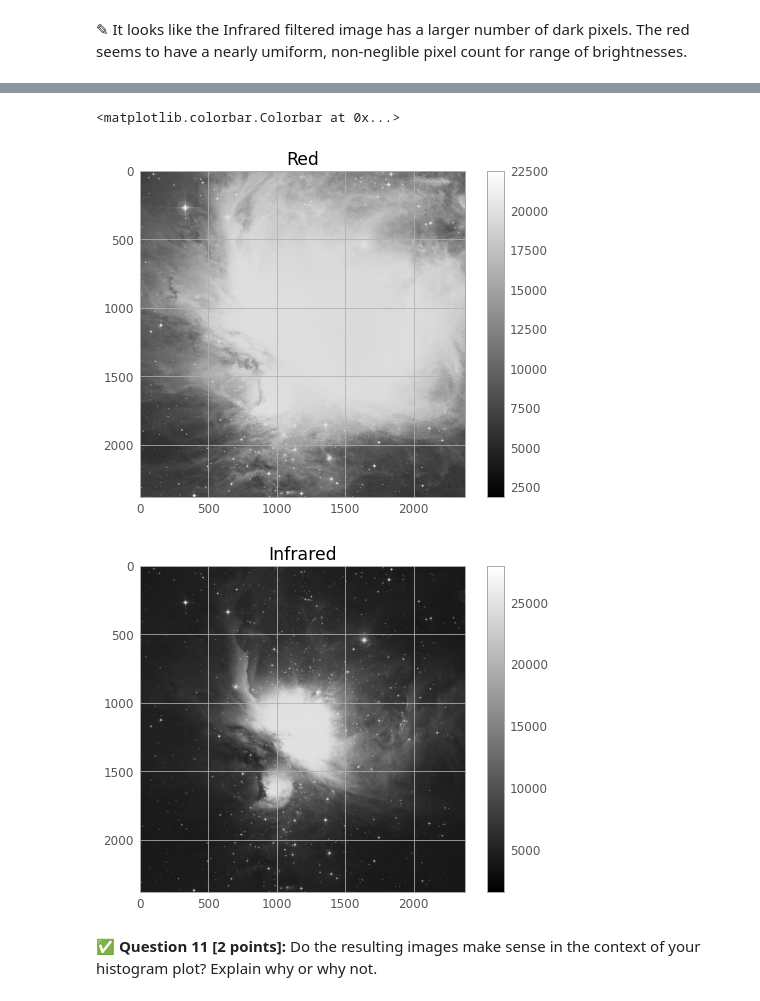
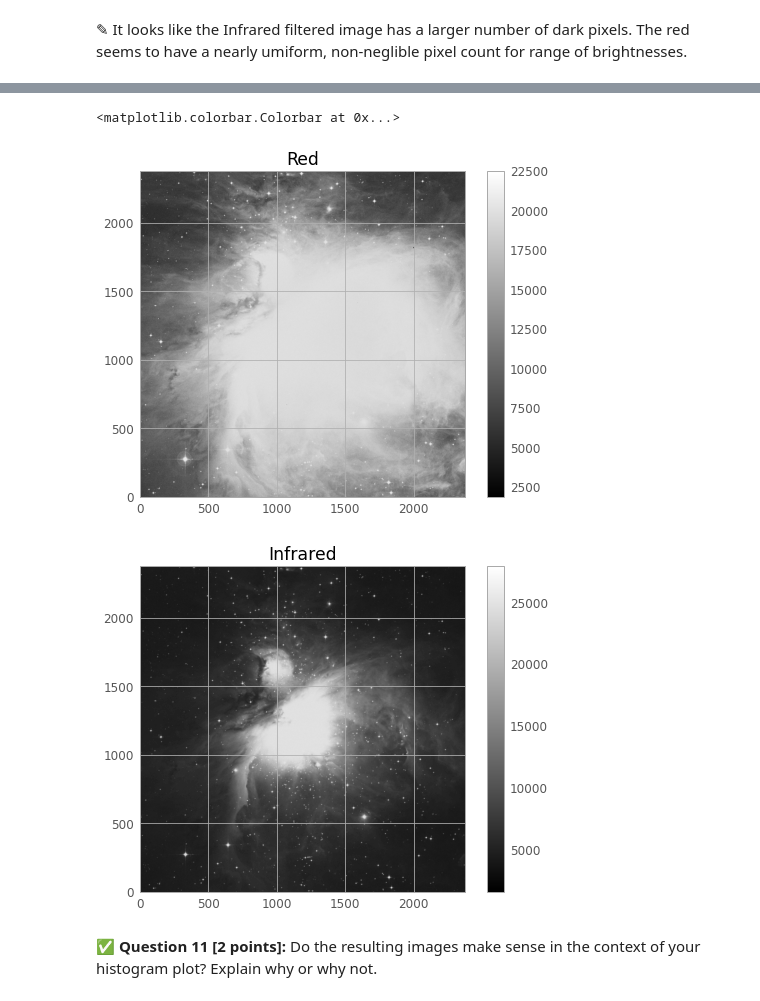
Before and after one commit to patelta2/cmse202-s21-turnin, a Jupyter notebook: hw-01/HW-01_GitPracticeDebuggingAndPythonPackages-TanmayPatel.ipynb, the cells around one changed output, grey strips where cells are left out. Saved outputs shown, nothing was run; the diff lists cells and outputs as text; code cells hidden in the pictures.

```diff
--- a/hw-01/HW-01_GitPracticeDebuggingAndPythonPackages-TanmayPatel.ipynb
+++ b/hw-01/HW-01_GitPracticeDebuggingAndPythonPackages-TanmayPatel.ipynb
@@ -285,19 +285,19 @@ Now that you have a bit of understanding about the the properties of the images
 # %%
 # Put your code here
 
 plt.figure()
 plt.title("Red")
-plt.imshow(Red_data, cmap = "gray")
+plt.imshow(Red_data, cmap = "gray",origin='lower')
 plt.colorbar()
 
 plt.figure()
 plt.title("Infrared")
-plt.imshow(Infrared_data,cmap = "gray")
+plt.imshow(Infrared_data,cmap = "gray",origin='lower')
 plt.colorbar()
 # %% [output]
 <matplotlib.colorbar.Colorbar at 0x...>
-[figure, old version]
+[figure, new version]
-[figure, old version]
+[figure, new version]
 # %% [markdown]
 **&#9989; Question 11 [2 points]:** Do the resulting images make sense in the context of your histogram plot? Explain why or why not.
 # %% [markdown]
```
Also changed, not shown: parts of 3 cells of this notebook.
